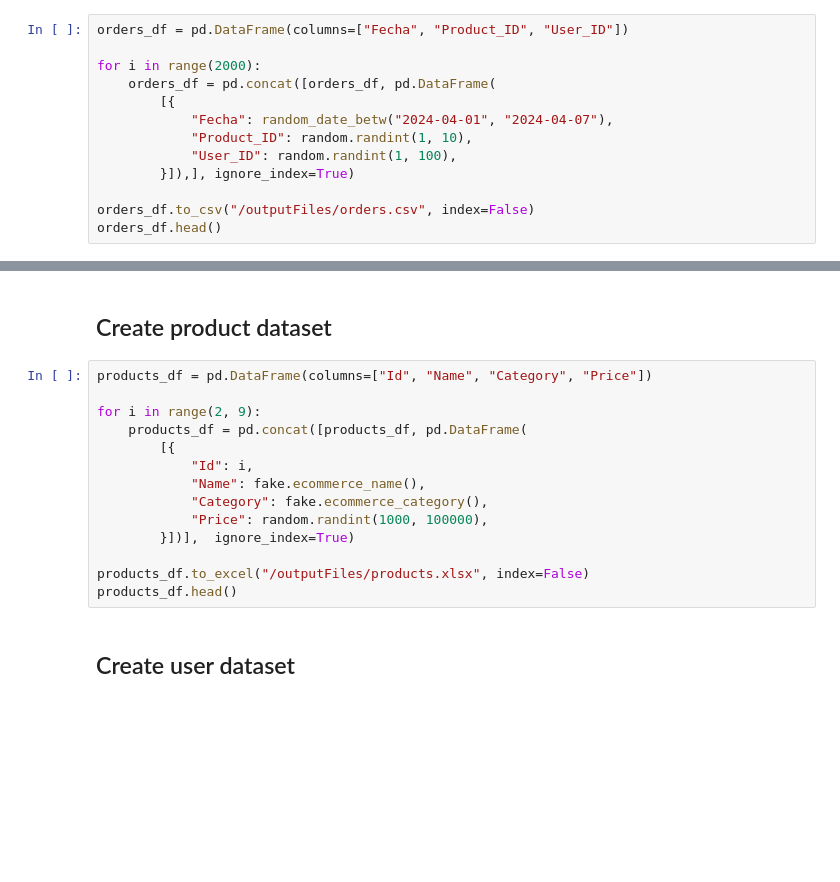
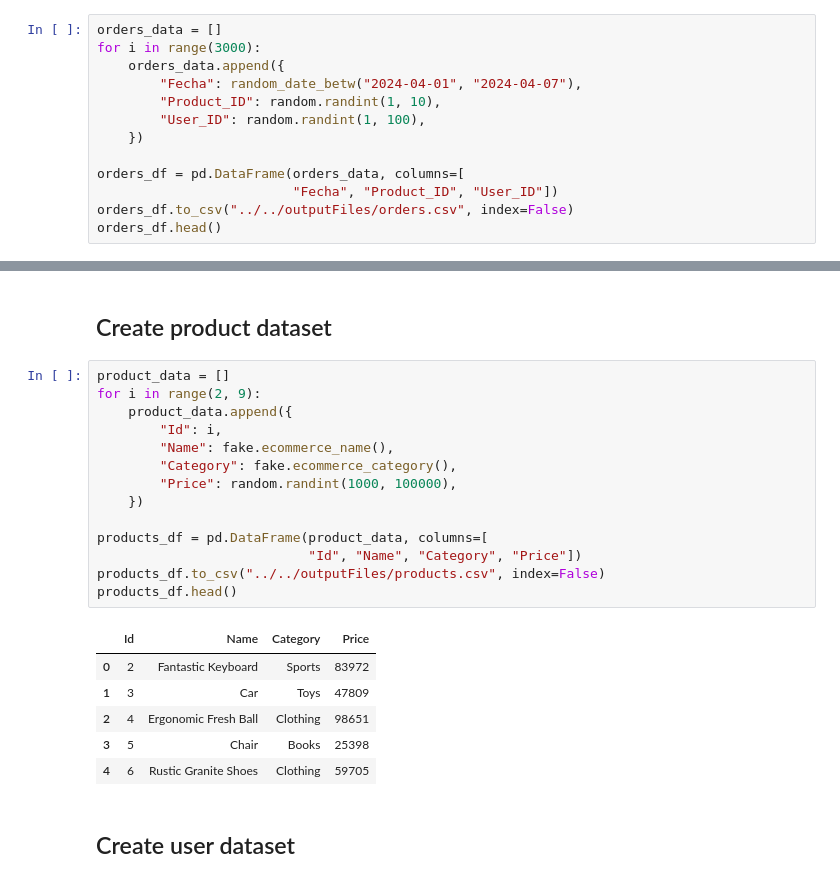
Before and after one commit to manliot/ETL-orders, a Jupyter notebook: dags/utils/create_data_source.ipynb, the cells around one changed output, grey strips where cells are left out. Cells and saved outputs as stored; diff of their text form; blank space fills up the shorter version.

Commit message:
refactor: change the way dataframes are created

```diff
--- a/dags/utils/create_data_source.ipynb
+++ b/dags/utils/create_data_source.ipynb
@@ -12,16 +13,16 @@ fake.add_provider(faker_commerce.Provider)
 # %% [markdown]
 ## Create orders dataset
 # %%
-orders_df = pd.DataFrame(columns=["Fecha", "Product_ID", "User_ID"])
+orders_data = []
+for i in range(3000):
+    orders_data.append({
+        "Fecha": random_date_betw("2024-04-01", "2024-04-07"),
+        "Product_ID": random.randint(1, 10),
+        "User_ID": random.randint(1, 100),
+    })
 
-for i in range(2000):
-    orders_df = pd.concat([orders_df, pd.DataFrame(
-        [{
-            "Fecha": random_date_betw("2024-04-01", "2024-04-07"),
-            "Product_ID": random.randint(1, 10),
-            "User_ID": random.randint(1, 100),
-        }]),], ignore_index=True)
-
-orders_df.to_csv("/outputFiles/orders.csv", index=False)
+orders_df = pd.DataFrame(orders_data, columns=[
+                         "Fecha", "Product_ID", "User_ID"])
+orders_df.to_csv("../../outputFiles/orders.csv", index=False)
 orders_df.head()
 # %% [output]
@@ -29,19 +35,26 @@ NameError: name 'random' is not defined
 # %% [markdown]
 ## Create product dataset
 # %%
-products_df = pd.DataFrame(columns=["Id", "Name", "Category", "Price"])
+product_data = []
+for i in range(2, 9):
+    product_data.append({
+        "Id": i,
+        "Name": fake.ecommerce_name(),
+        "Category": fake.ecommerce_category(),
+        "Price": random.randint(1000, 100000),
+    })
 
-for i in range(2, 9):
-    products_df = pd.concat([products_df, pd.DataFrame(
-        [{
-            "Id": i,
-            "Name": fake.ecommerce_name(),
-            "Category": fake.ecommerce_category(),
-            "Price": random.randint(1000, 100000),
-        }])],  ignore_index=True)
-
-products_df.to_excel("/outputFiles/products.xlsx", index=False)
+products_df = pd.DataFrame(product_data, columns=[
+                           "Id", "Name", "Category", "Price"])
+products_df.to_csv("../../outputFiles/products.csv", index=False)
 products_df.head()
+# %% [output]
+|  | Id | Name | Category | Price |
+| 0 | 2 | Fantastic Keyboard | Sports | 83972 |
+| 1 | 3 | Car | Toys | 47809 |
+| 2 | 4 | Ergonomic Fresh Ball | Clothing | 98651 |
+| 3 | 5 | Chair | Books | 25398 |
+| 4 | 6 | Rustic Granite Shoes | Clothing | 59705 |
 # %% [markdown]
 ## Create user dataset
 # %%
```
Also changed, not shown: parts of 4 cells of this notebook.
